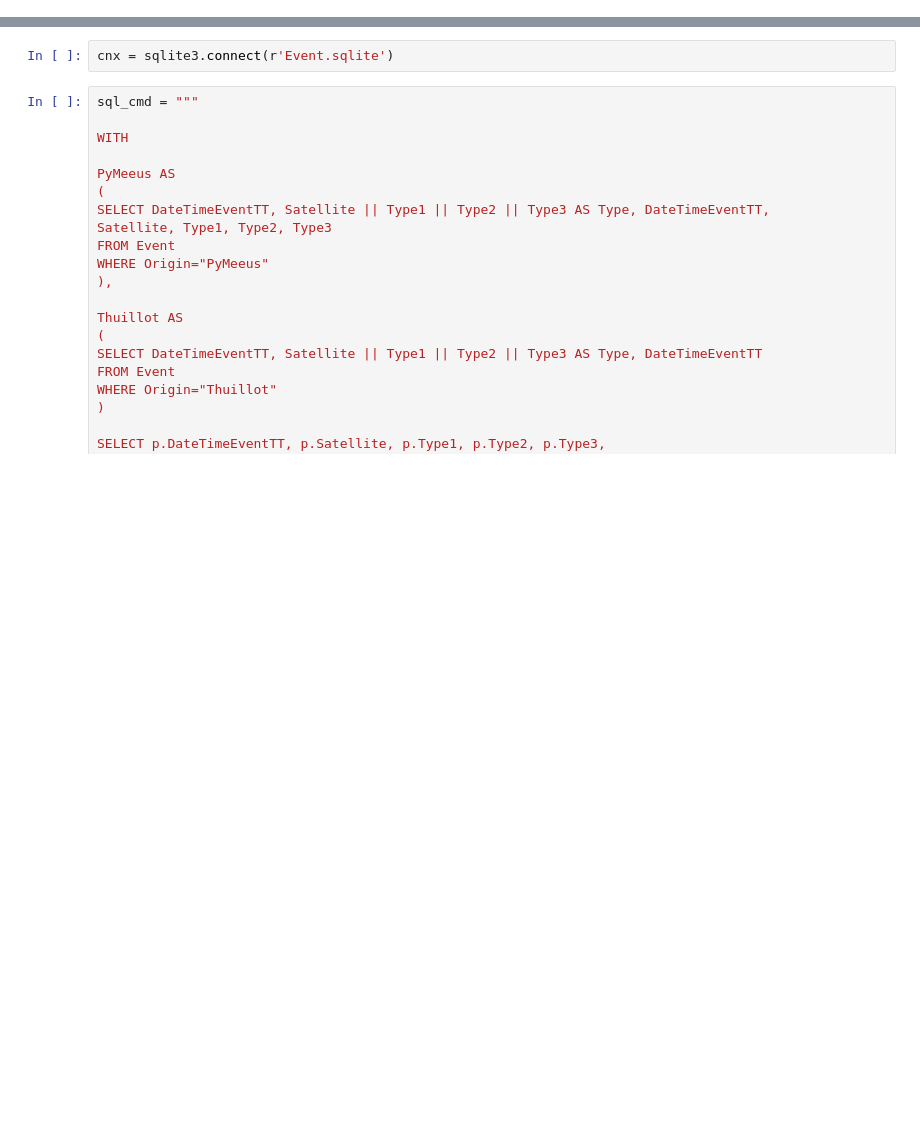
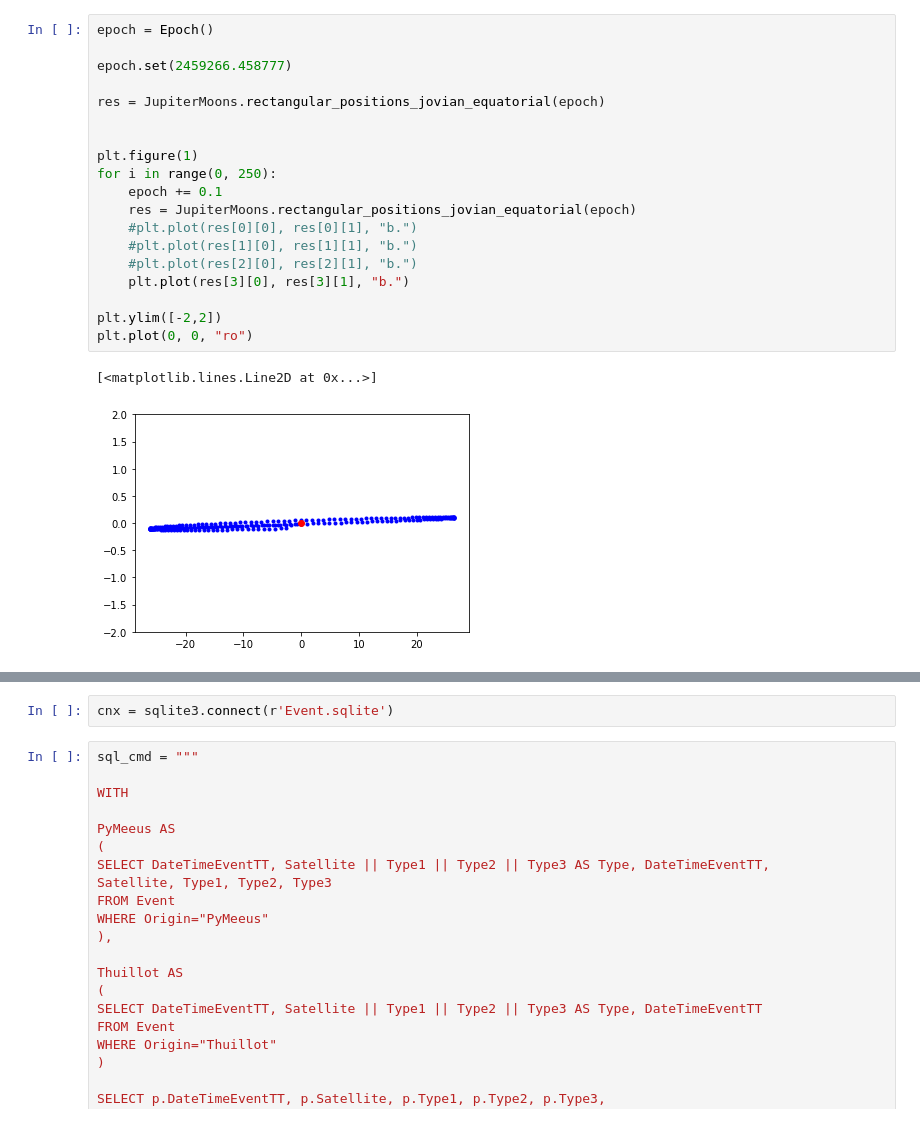
Before and after one commit to vittorioserra/jupiter_moons, a Jupyter notebook: pymeeus-master/analyzeEvent/CorrectionAnalysis.ipynb, the cells around one changed output, grey strips where cells are left out. Cells and saved outputs as stored; diff of their text form; blank space fills up the shorter version.

```diff
--- a/pymeeus-master/analyzeEvent/CorrectionAnalysis.ipynb
+++ b/pymeeus-master/analyzeEvent/CorrectionAnalysis.ipynb
@@ -11,0 +13,22 @@ The sql extension is already loaded. To reload it, use:
+# %%
+epoch = Epoch()
+
+epoch.set(2459266.458777)
+
+res = JupiterMoons.rectangular_positions_jovian_equatorial(epoch)
+
+
+plt.figure(1)
+for i in range(0, 250):
+    epoch += 0.1
+    res = JupiterMoons.rectangular_positions_jovian_equatorial(epoch)
+    #plt.plot(res[0][0], res[0][1], "b.")
+    #plt.plot(res[1][0], res[1][1], "b.")
+    #plt.plot(res[2][0], res[2][1], "b.")
+    plt.plot(res[3][0], res[3][1], "b.")
+
+plt.ylim([-2,2])
+plt.plot(0, 0, "ro")
+# %% [output]
+[<matplotlib.lines.Line2D at 0x...>]
+[figure, added]
```
Also changed, not shown: parts of 17 cells of this notebook, 10 other files.
